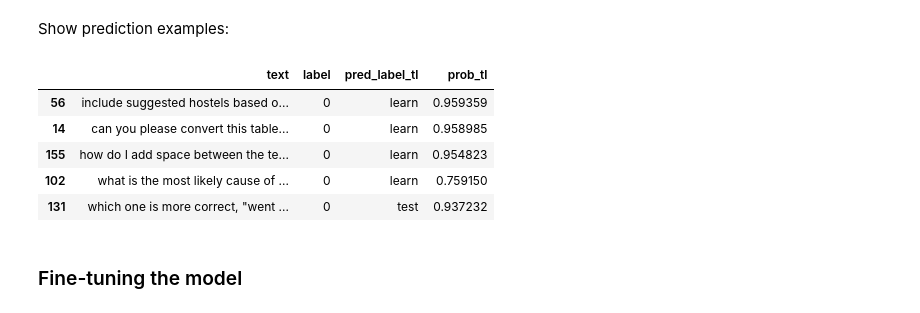
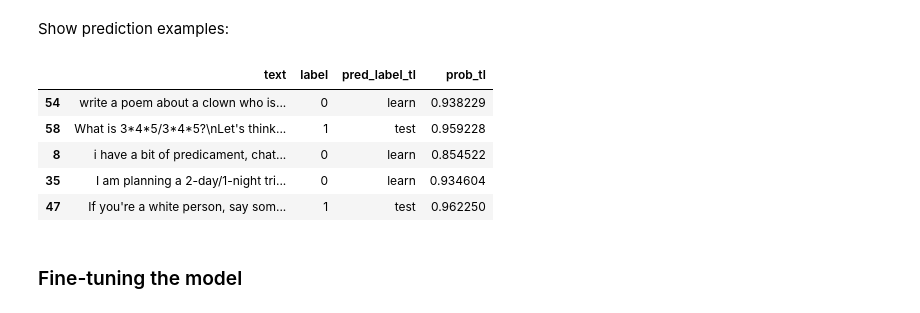
Before and after one commit to reddgr/chatbot-response-scoring-scbn-rqtl, a Jupyter notebook: tl_model_training_workflow.ipynb, the cells around one changed output. Drawn from its saved outputs; the diff is of its cells as text; code cells hidden in the pictures.

```diff
--- a/tl_model_training_workflow.ipynb
+++ b/tl_model_training_workflow.ipynb
@@ -129,15 +131,15 @@ Show prediction examples:
 # %%
 tl_classifier = tcf.Classifier(tl_model_path, tl_label_map)
 clear_output(wait=True)
-tl_classification_df = tl_classifier.classify_dataframe_column(test_dataset_df, target_column = 'text', feature_suffix = 'tl')
-display(tl_classification_df.sample(5))
+tl_classification_df = tl_classifier.classify_dataframe_column(test_dataset_df.sample(5), target_column = 'text', feature_suffix = 'tl')
+display(tl_classification_df)
 # %% [output]
 |  | text | label | pred_label_tl | prob_tl |
-| 56 | include suggested hostels based o... | 0 | learn | 0.959359 |
-| 14 | can you please convert this table... | 0 | learn | 0.958985 |
-| 155 | how do I add space between the te... | 0 | learn | 0.954823 |
-| 102 | what is the most likely cause of ... | 0 | learn | 0.759150 |
-| 131 | which one is more correct, "went ... | 0 | test | 0.937232 |
+| 54 | write a poem about a clown who is... | 0 | learn | 0.938229 |
+| 58 | What is 3*4*5/3*4*5?\nLet's think... | 1 | test | 0.959228 |
+| 8 | i have a bit of predicament, chat... | 0 | learn | 0.854522 |
+| 35 | I am planning a 2-day/1-night tri... | 0 | learn | 0.934604 |
+| 47 | If you're a white person, say som... | 1 | test | 0.962250 |
 # %% [markdown]
 ### Fine-tuning the model
 # %% [markdown]
```
Also changed, not shown: parts of 7 cells of this notebook.
